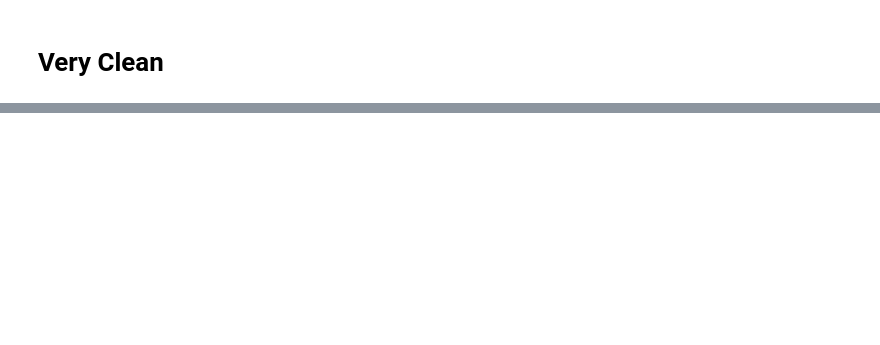
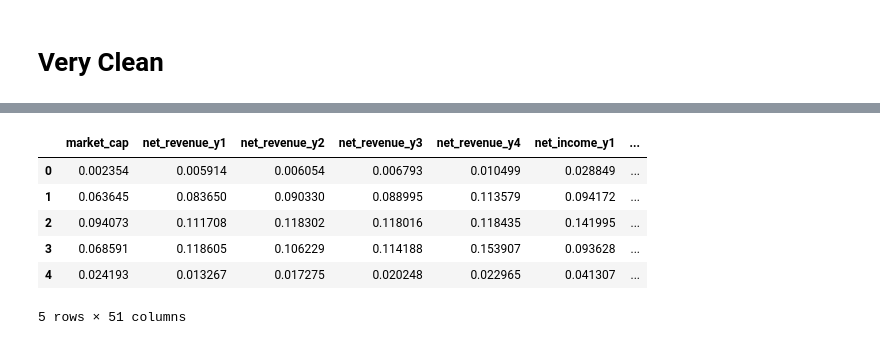
Before and after one commit to VladMurgoci/StonkAdvizor, a Jupyter notebook: data_discovery.ipynb, the cells around one changed output, grey strips where cells are left out. Drawn from its saved outputs; the diff is of its cells as text; code cells hidden in the pictures; blank space fills up the shorter version.

```diff
--- a/data_discovery.ipynb
+++ b/data_discovery.ipynb
@@ -118,2 +135,2 @@ import seaborn as sns
 # %%
-df = pd.read_csv('clean_sp500.csv')
+df = pd.read_csv('sp500-expanded.csv')
@@ -215,3 +262,24 @@ df = pd.concat([df, one_hot], axis=1)
+# %%
+one_hot = pd.get_dummies(df['activity_domain'], prefix='activity_domain')
+df = df.drop('activity_domain', axis=1)
+df = pd.concat([df, one_hot], axis=1)
+columns_to_convert = [col for col in df.columns if 'activity_domain' in col]
+for column in columns_to_convert:
+    df[column] = df[column].astype(int)
+for column in df.columns:
+    if column not in columns_to_convert:
+        #df[column] = (df[column] - df[column].mean()) / df[column].std()
+        df[column] = (df[column] - df[column].min()) / (df[column].max() - df[column].min())
+# %%
+df.head()
+# %% [output]
+|  | market_cap | net_revenue_y1 | net_revenue_y2 | net_revenue_y3 | net_revenue_y4 | net_income_y1 | ... |
+| 0 | 0.002354 | 0.005914 | 0.006054 | 0.006793 | 0.010499 | 0.028849 | ... |
+| 1 | 0.063645 | 0.083650 | 0.090330 | 0.088995 | 0.113579 | 0.094172 | ... |
+| 2 | 0.094073 | 0.111708 | 0.118302 | 0.118016 | 0.118435 | 0.141995 | ... |
+| 3 | 0.068591 | 0.118605 | 0.106229 | 0.114188 | 0.153907 | 0.093628 | ... |
+| 4 | 0.024193 | 0.013267 | 0.017275 | 0.020248 | 0.022965 | 0.041307 | ... |
+5 rows × 51 columns
 # %%
 from sklearn.model_selection import train_test_split
 
```
Also changed, not shown: parts of 19 cells of this notebook, 2 other files.
